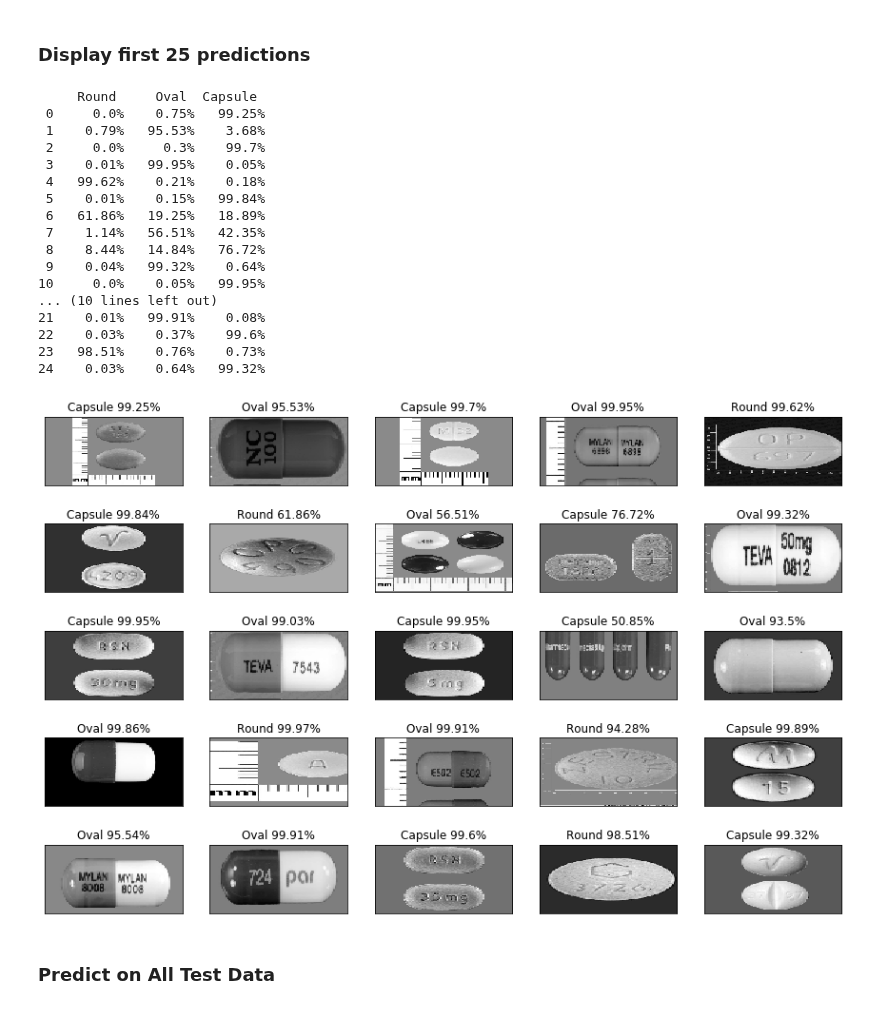
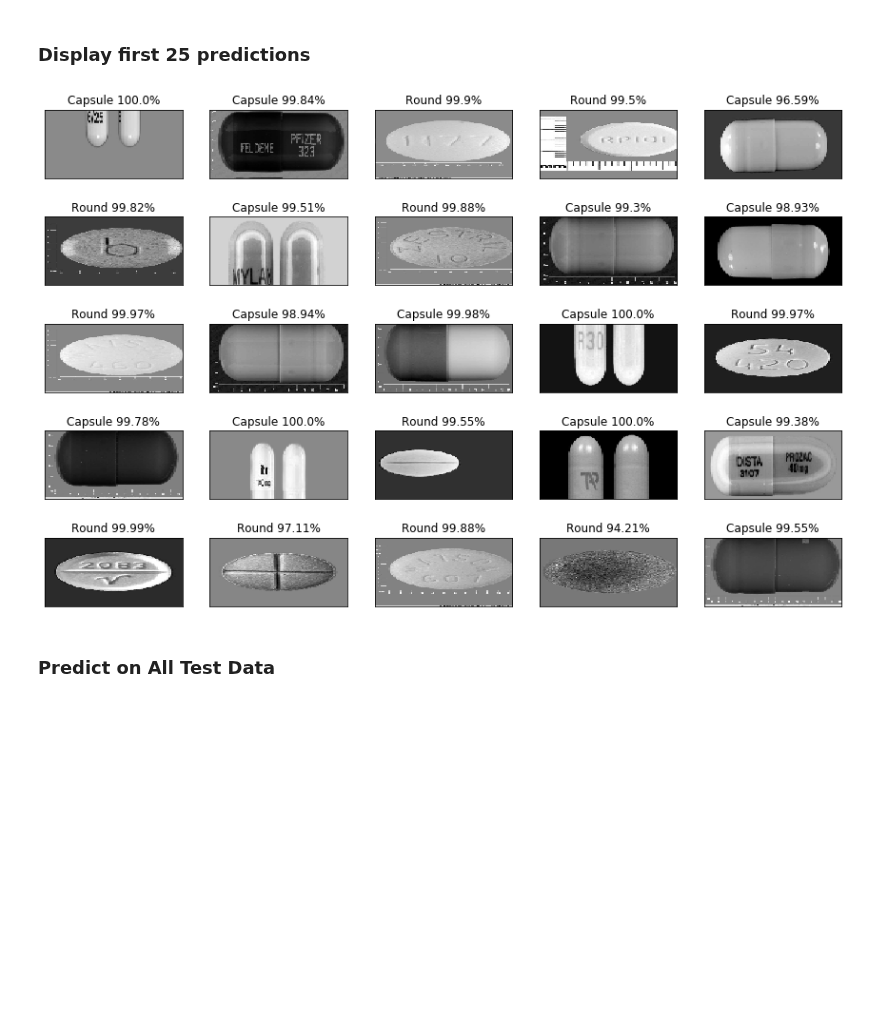
Before and after one commit to labs12-rxid/DS, a Jupyter notebook: rxid_shape_model.ipynb, the cells around one changed output. Drawn from its saved outputs; the diff is of its cells as text; code cells hidden in the pictures; blank space fills up the shorter version.

Commit message:
Bug Fixed in Test Labeling

```diff
--- a/rxid_shape_model.ipynb
+++ b/rxid_shape_model.ipynb
@@ -26,13 +29,14 @@ from tqdm import tqdm      # a nice pretty percentage of progress bar for tasks.
+# %%
+TRAIN_DIR = 'D:/GITHUB/Pill_Shape_Training_Images/train'
+TEST_DIR  = 'D:/GITHUB/Pill_Shape_Training_Images/test'
+SAVE_DIR = 'D:/GITHUB/Pill_Shape_Training_Images/save'
 # %%
 #_____________   Init Vars ______________________
-TRAIN_DIR = GDRIVE_DIR+'/My Drive/csv/train'
-TEST_DIR  = GDRIVE_DIR+'/My Drive/csv/test'
-SAVE_DIR = '/content/gdrive/My Drive/csv'
 IMG_LENGTH = 100   # Image length
 IMG_HEIGHT = 100   # Image height
 LR = 1e-5        # Learning Rate = .000001
 num_epochs = 30  # Number of Epochs
-num_class_types = 3  # number of classification types
+num_class_types = 2  # number of classification types
 
 #  Loss Function
 if num_class_types < 3:
@@ -42,6 +46,8 @@ else:
 
 # just so we remember which saved model is which, sizes must match
 MODEL_NAME = 'CapRndOval-{}-{}.model'.format(LR, '2conv-basic')
+# MODEL_NAME = SAVE_DIR +'/'+MODEL_NAME
+# print(MODEL_NAME)
 # %% [markdown]
 ## Create + Shuffle Training & Test Images
 
@@ -240,6 +248,8 @@ model.save(MODEL_NAME)
 # __ Activate this code to reload model ____
 # __ if we have a saved version          ___
 
-# if os.path.exists('{}.meta'.format(MODEL_NAME)):
-#     model.load(MODEL_NAME)
-#     print('model loaded!')
+if os.path.exists('{}.meta'.format(SAVE_DIR +'/'+MODEL_NAME)):
+    model.load(SAVE_DIR +'/'+MODEL_NAME)
+    print('model loaded!')
+else:
+    print('model NOT Found!')
@@ -257,51 +273,24 @@ test_y = [i[1] for i in test_data]
 # %%
 import matplotlib.pyplot as plt
 shapes = { 0:"Round",
-           1:"Oval",
-           2:"Capsule"}
-
+           1:"Capsule",
+           2:"Oval"}
 fig=plt.figure(figsize=(15.0, 10.0))  #width, height in inches.
-
-print(f'{shapes.get(0):>10} {shapes.get(1):>8} {shapes.get(2):>8}')
-
 for indx, data in enumerate(test_data[-25:]):
     img_nparray = data[1]
     img_data    = data[0]
-
     y = fig.add_subplot(5,5,indx+1)
     data = img_data.reshape(IMG_LENGTH, IMG_HEIGHT, 1)
     model_out = model.predict([data])[0]
-
-    print(f'{indx:2d} {round(model_out[0]*100,2):7}% {round(model_out[1]*100,2):7}% {round(model_out[2]*100,2):7}%')
-
     str_label = shapes.get(np.argmax(model_out))
     plt.title(str_label+' ' + str(round (model_out[np.argmax(model_out)]*100,2))+'%')
-
     y.axes.get_xaxis().set_visible(False)
     y.axes.get_yaxis().set_visible(False)
     y.imshow(img_data, cmap='gray')
     y.axes.set_aspect(.5)
-
 plt.show()
 # %% [output]
-     Round     Oval  Capsule
- 0     0.0%    0.75%   99.25%
- 1    0.79%   95.53%    3.68%
- 2     0.0%     0.3%    99.7%
- 3    0.01%   99.95%    0.05%
- 4   99.62%    0.21%    0.18%
- 5    0.01%    0.15%   99.84%
- 6   61.86%   19.25%   18.89%
- 7    1.14%   56.51%   42.35%
- 8    8.44%   14.84%   76.72%
- 9    0.04%   99.32%    0.64%
-10     0.0%    0.05%   99.95%
-... (10 lines left out)
-21    0.01%   99.91%    0.08%
-22    0.03%    0.37%    99.6%
-23   98.51%    0.76%    0.73%
-24    0.03%    0.64%   99.32%
-[figure, old version]
+[figure, new version]
 # %% [markdown]
 ###  Predict on All Test Data
 # %%
```
Also changed, not shown: parts of 17 cells of this notebook.
